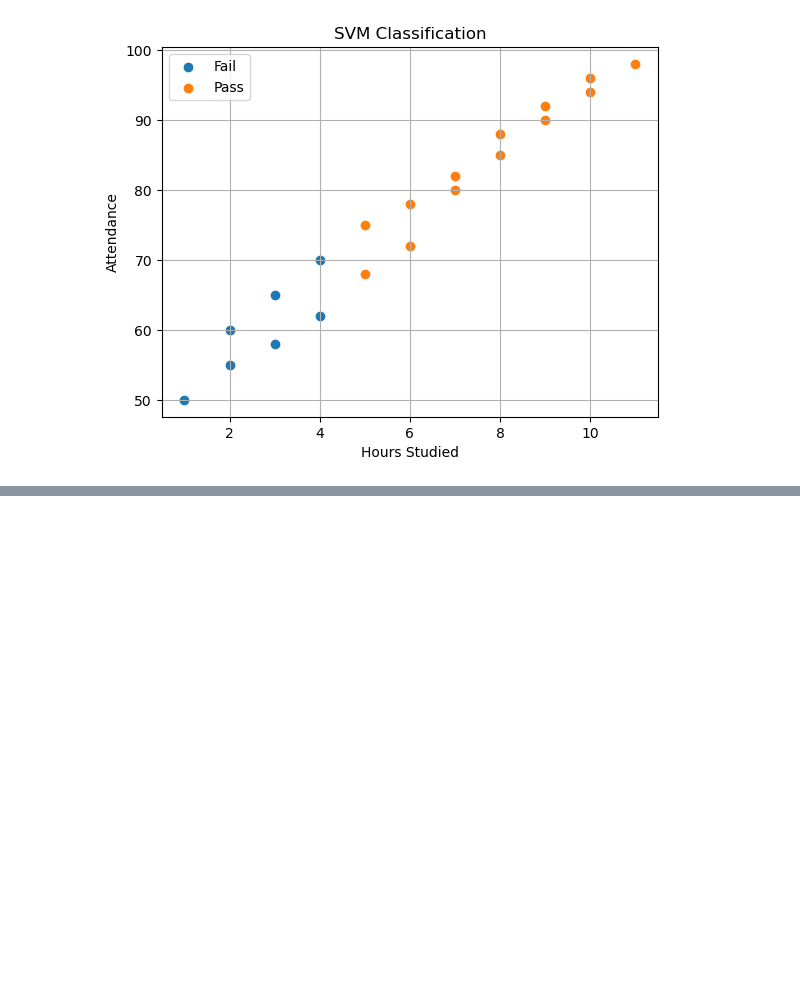
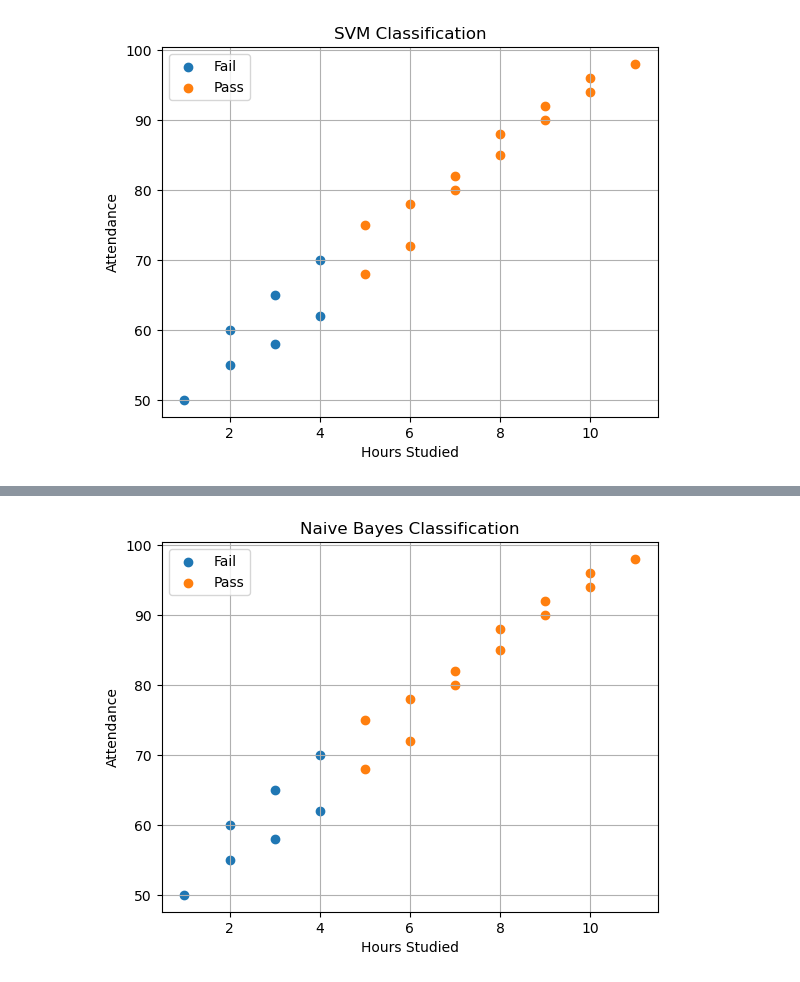
Before and after one commit to saikirangaddamidi70-eng/Machine_Learning_Practice, a Jupyter notebook: Classifications.ipynb, the cells around one changed output, grey strips where cells are left out. Drawn from its saved outputs; the diff is of its cells as text; code cells hidden in the pictures; blank space fills up the shorter version.

```diff
--- a/Classifications.ipynb
+++ b/Classifications.ipynb
@@ -361,0 +403,20 @@ plt.show()
+# %%
+##Graph
+plt.scatter(df[df["Pass"]==0]
+            ["Hours_Studied"],
+            df[df["Pass"]==0]
+            ["Attendance"],
+            label="Fail")
+plt.scatter(df[df["Pass"]==1]
+            ["Hours_Studied"],
+            df[df["Pass"]==1]
+            ["Attendance"],
+            label="Pass")
+plt.xlabel("Hours Studied")
+plt.ylabel("Attendance")
+plt.title("Naive Bayes Classification")
+plt.legend()
+plt.grid(True)
+plt.show()
+# %% [output]
+[figure, added]
```
Also changed, not shown: parts of 9 cells of this notebook.
